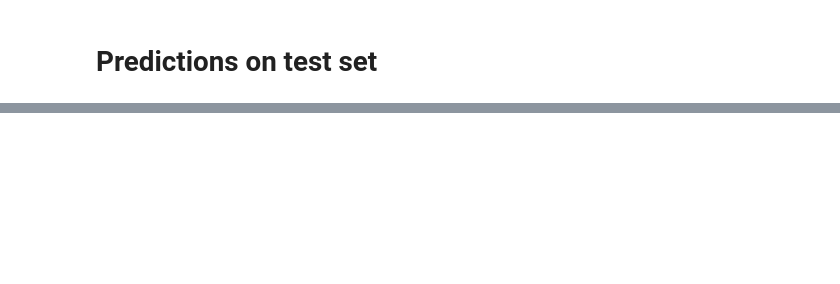
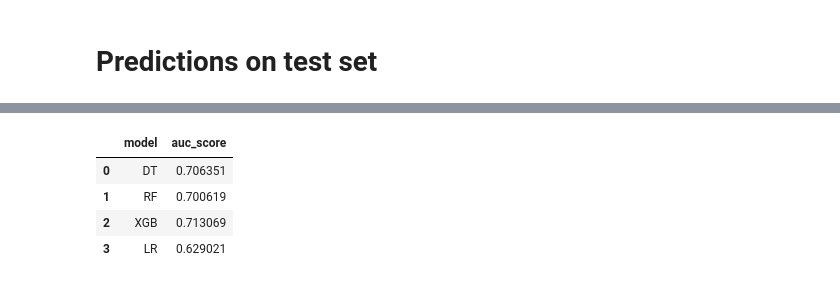
Before and after one commit to bglucca/ArvatoCustomerSegmentation, a Jupyter notebook: 05_mailout_predictions.ipynb, the cells around one changed output, grey strips where cells are left out. Drawn from its saved outputs; the diff is of its cells as text; code cells hidden in the pictures; blank space fills up the shorter version.

```diff
--- a/05_mailout_predictions.ipynb
+++ b/05_mailout_predictions.ipynb
@@ -680,0 +583,8 @@ Parameters: { "n_thread" } are not used.
+# %%
+result_no_ohe
+# %% [output]
+|  | model | auc_score |
+| 0 | DT | 0.706351 |
+| 1 | RF | 0.700619 |
+| 2 | XGB | 0.713069 |
+| 3 | LR | 0.629021 |
```
Also changed, not shown: parts of 54 cells of this notebook.
